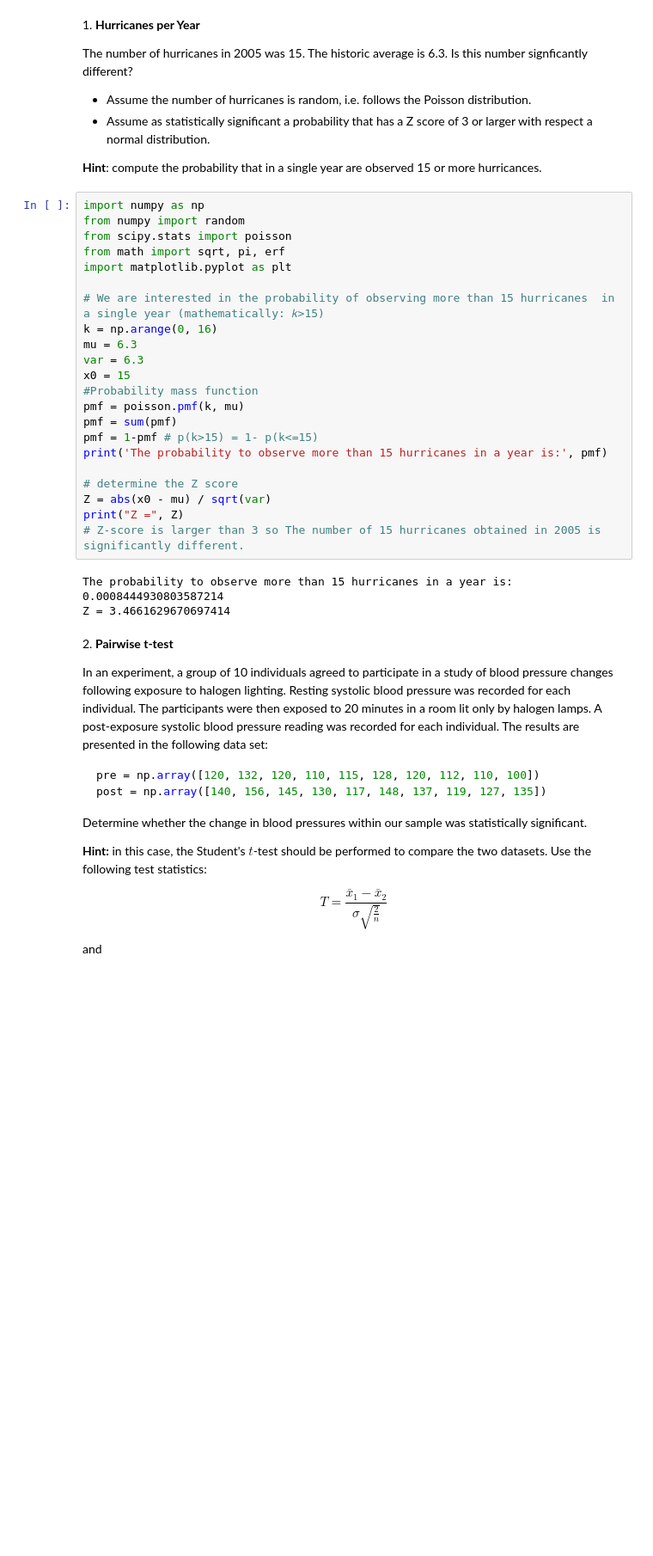
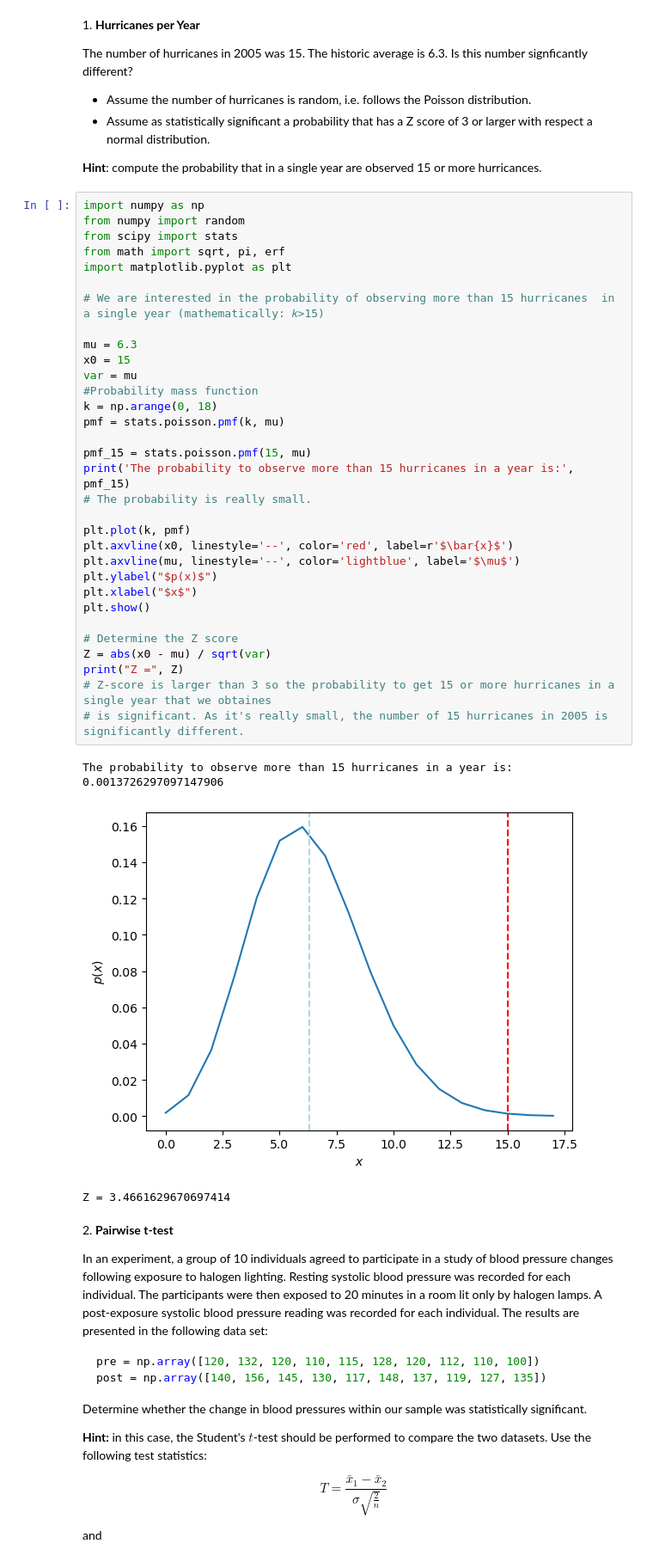
Before and after one commit to anais2412/ScientificComputingWithPython2022, a Jupyter notebook: 10ex_tests.ipynb, the cells around one changed output. Shown: that part at 86% size. Drawn from its saved outputs; the diff is of its cells as text; blank space fills up the shorter version.

```diff
--- a/10ex_tests.ipynb
+++ b/10ex_tests.ipynb
@@ -9,28 +9,39 @@ The number of hurricanes in 2005 was 15. The historic average is 6.3. Is this nu
 # %%
 import numpy as np
 from numpy import random
-from scipy.stats import poisson
+from scipy import stats
 from math import sqrt, pi, erf
 import matplotlib.pyplot as plt
 
 # We are interested in the probability of observing more than 15 hurricanes  in a single year (mathematically: 𝑘>15)
-k = np.arange(0, 16)
+
 mu = 6.3
-var = 6.3
 x0 = 15
+var = mu
 #Probability mass function
-pmf = poisson.pmf(k, mu)
-pmf = sum(pmf)
-pmf = 1-pmf # p(k>15) = 1- p(k<=15)
-print('The probability to observe more than 15 hurricanes in a year is:', pmf)
+k = np.arange(0, 18)
+pmf = stats.poisson.pmf(k, mu)
 
-# determine the Z score
+pmf_15 = stats.poisson.pmf(15, mu)
+print('The probability to observe more than 15 hurricanes in a year is:', pmf_15)
+# The probability is really small.
+
+plt.plot(k, pmf)
+plt.axvline(x0, linestyle='--', color='red', label=r'$\bar{x}$')
+plt.axvline(mu, linestyle='--', color='lightblue', label='$\mu$')
+plt.ylabel("$p(x)$")
+plt.xlabel("$x$")
+plt.show()
+
+# Determine the Z score
 Z = abs(x0 - mu) / sqrt(var)
 print("Z =", Z)
-# Z-score is larger than 3 so The number of 15 hurricanes obtained in 2005 is significantly different.
+# Z-score is larger than 3 so the probability to get 15 or more hurricanes in a single year that we obtaines
+# is significant. As it's really small, the number of 15 hurricanes in 2005 is significantly different.
 # %% [output]
-The probability to observe more than 15 hurricanes in a year is: 0.0008444930803587214
-Z = 3.4661629670697414
+The probability to observe more than 15 hurricanes in a year is: 0.0013726297097147906
+[figure, added]
+Z = 3.4661629670697414
 # %% [markdown]
 2\. **Pairwise t-test**
 
```
Also changed, not shown: parts of 7 cells of this notebook, 3 other files.
